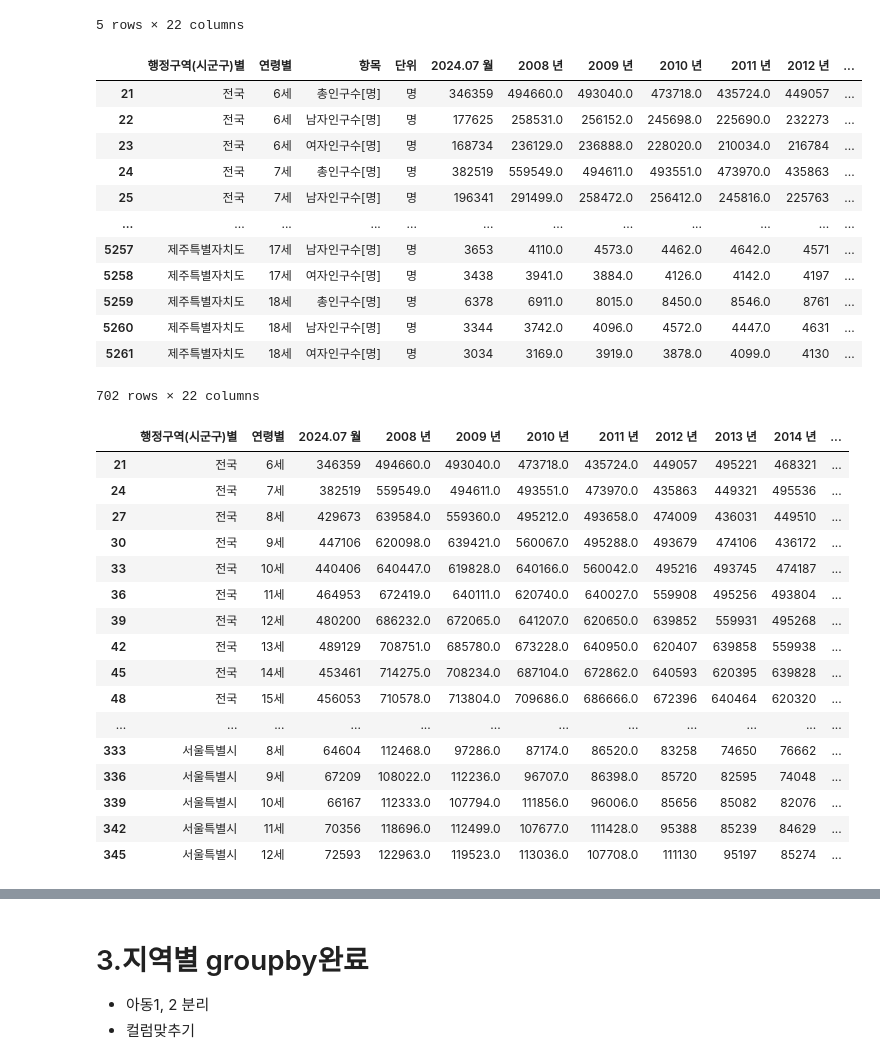
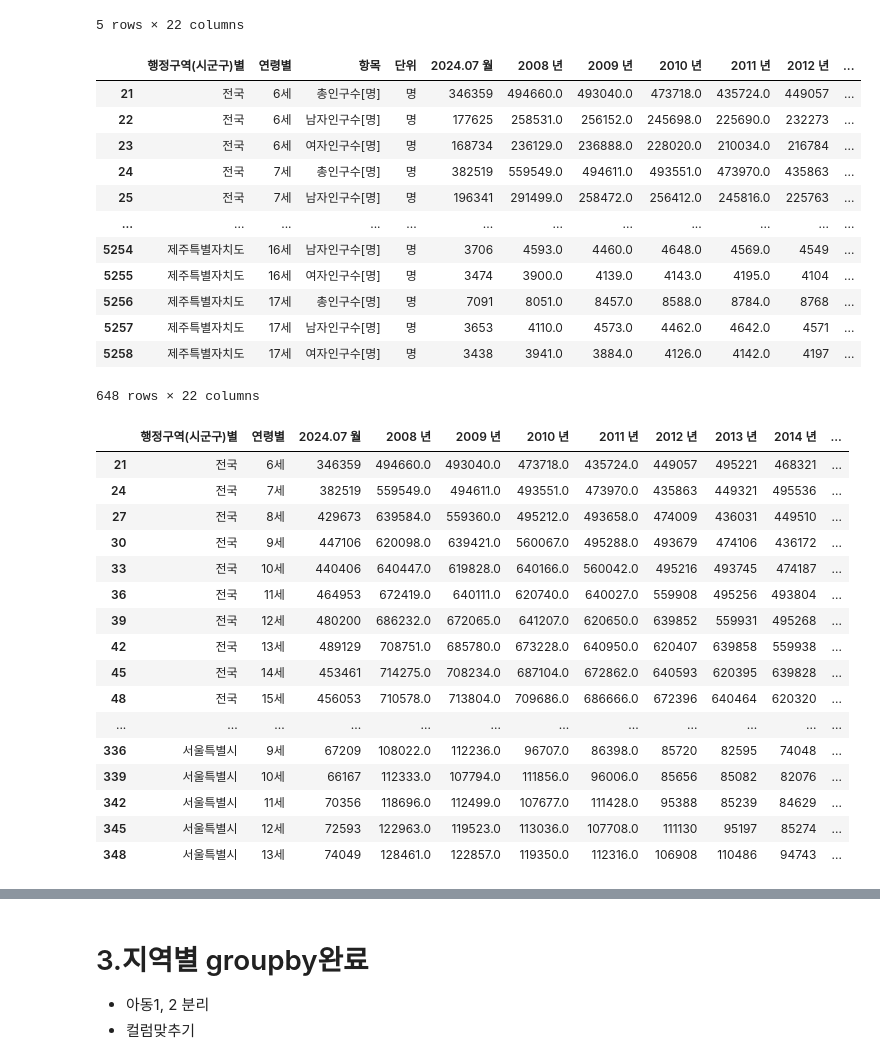
Before and after one commit to LYZAcell/data_study, a Jupyter notebook: 인구데이터전처리2_0819.ipynb, the cells around one changed output, grey strips where cells are left out. Saved outputs shown, nothing was run; the diff lists cells and outputs as text; code cells hidden in the pictures.

```diff
--- a/인구데이터전처리2_0819.ipynb
+++ b/인구데이터전처리2_0819.ipynb
@@ -18,29 +18,29 @@ df.head()
 5 rows × 22 columns
 # %%
 # 열 이름 필터링
-cols_age = ['연령별', '6세','7세','8세','9세','10세','11세','12세','13세','14세','15세','16세','17세','18세']
+cols_age = ['연령별', '6세','7세','8세','9세','10세','11세','12세','13세','14세','15세','16세','17세']
 
 # 필터링 후 인덱스 리스트로 만들기
 drop_index = df[~df['연령별'].isin(cols_age)].index
 
 # 해당 인덱스 드롭하기
 df_filtered = df.drop(drop_index)
 
 df_filtered
 # %% [output]
 |  | 행정구역(시군구)별 | 연령별 | 항목 | 단위 | 2024.07 월 | 2008 년 | 2009 년 | 2010 년 | 2011 년 | 2012 년 | ... |
 | 21 | 전국 | 6세 | 총인구수[명] | 명 | 346359 | 494660.0 | 493040.0 | 473718.0 | 435724.0 | 449057 | ... |
 | 22 | 전국 | 6세 | 남자인구수[명] | 명 | 177625 | 258531.0 | 256152.0 | 245698.0 | 225690.0 | 232273 | ... |
 | 23 | 전국 | 6세 | 여자인구수[명] | 명 | 168734 | 236129.0 | 236888.0 | 228020.0 | 210034.0 | 216784 | ... |
 | 24 | 전국 | 7세 | 총인구수[명] | 명 | 382519 | 559549.0 | 494611.0 | 493551.0 | 473970.0 | 435863 | ... |
 | 25 | 전국 | 7세 | 남자인구수[명] | 명 | 196341 | 291499.0 | 258472.0 | 256412.0 | 245816.0 | 225763 | ... |
 | ... | ... | ... | ... | ... | ... | ... | ... | ... | ... | ... | ... |
+| 5254 | 제주특별자치도 | 16세 | 남자인구수[명] | 명 | 3706 | 4593.0 | 4460.0 | 4648.0 | 4569.0 | 4549 | ... |
+| 5255 | 제주특별자치도 | 16세 | 여자인구수[명] | 명 | 3474 | 3900.0 | 4139.0 | 4143.0 | 4195.0 | 4104 | ... |
+| 5256 | 제주특별자치도 | 17세 | 총인구수[명] | 명 | 7091 | 8051.0 | 8457.0 | 8588.0 | 8784.0 | 8768 | ... |
 | 5257 | 제주특별자치도 | 17세 | 남자인구수[명] | 명 | 3653 | 4110.0 | 4573.0 | 4462.0 | 4642.0 | 4571 | ... |
 | 5258 | 제주특별자치도 | 17세 | 여자인구수[명] | 명 | 3438 | 3941.0 | 3884.0 | 4126.0 | 4142.0 | 4197 | ... |
-| 5259 | 제주특별자치도 | 18세 | 총인구수[명] | 명 | 6378 | 6911.0 | 8015.0 | 8450.0 | 8546.0 | 8761 | ... |
-| 5260 | 제주특별자치도 | 18세 | 남자인구수[명] | 명 | 3344 | 3742.0 | 4096.0 | 4572.0 | 4447.0 | 4631 | ... |
-| 5261 | 제주특별자치도 | 18세 | 여자인구수[명] | 명 | 3034 | 3169.0 | 3919.0 | 3878.0 | 4099.0 | 4130 | ... |
-702 rows × 22 columns
+648 rows × 22 columns
 # %%
 age_filter = df_filtered.copy()
 # '총인구수[명]' 항목만 선택
@@ -64,11 +64,11 @@ age_filter.head(20)
 | 45 | 전국 | 14세 | 453461 | 714275.0 | 708234.0 | 687104.0 | 672862.0 | 640593 | 620395 | 639828 | ... |
 | 48 | 전국 | 15세 | 456053 | 710578.0 | 713804.0 | 709686.0 | 686666.0 | 672396 | 640464 | 620320 | ... |
 | ... | ... | ... | ... | ... | ... | ... | ... | ... | ... | ... | ... |
-| 333 | 서울특별시 | 8세 | 64604 | 112468.0 | 97286.0 | 87174.0 | 86520.0 | 83258 | 74650 | 76662 | ... |
 | 336 | 서울특별시 | 9세 | 67209 | 108022.0 | 112236.0 | 96707.0 | 86398.0 | 85720 | 82595 | 74048 | ... |
 | 339 | 서울특별시 | 10세 | 66167 | 112333.0 | 107794.0 | 111856.0 | 96006.0 | 85656 | 85082 | 82076 | ... |
 | 342 | 서울특별시 | 11세 | 70356 | 118696.0 | 112499.0 | 107677.0 | 111428.0 | 95388 | 85239 | 84629 | ... |
 | 345 | 서울특별시 | 12세 | 72593 | 122963.0 | 119523.0 | 113036.0 | 107708.0 | 111130 | 95197 | 85274 | ... |
+| 348 | 서울특별시 | 13세 | 74049 | 128461.0 | 122857.0 | 119350.0 | 112316.0 | 106908 | 110486 | 94743 | ... |
 # %%
 # '행정구역(시군구)별'을 인덱스로 설정합니다.
 age_filter_seoul = age_filter.set_index('행정구역(시군구)별')
```
Also changed, not shown: parts of 13 cells of this notebook.
